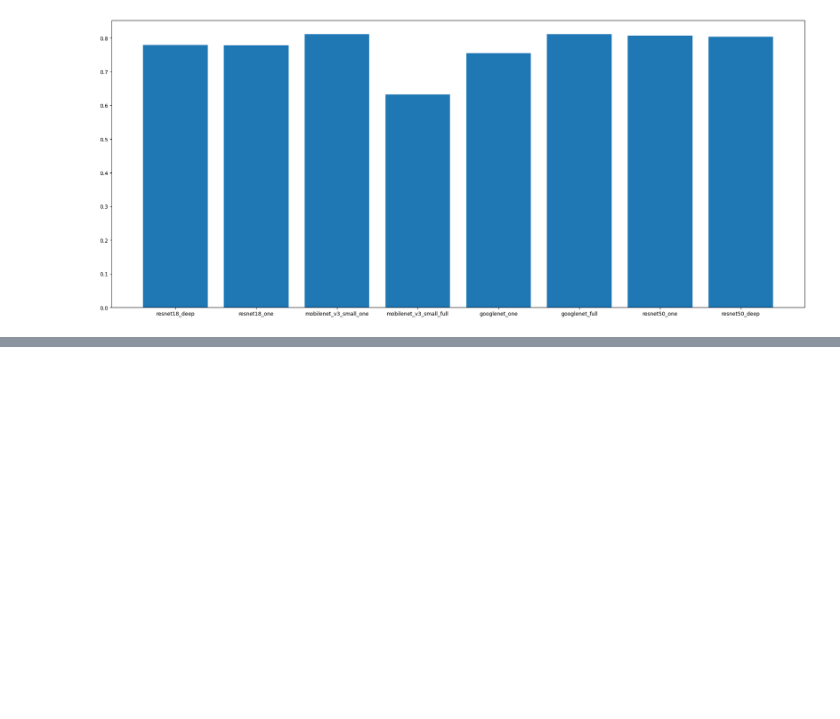
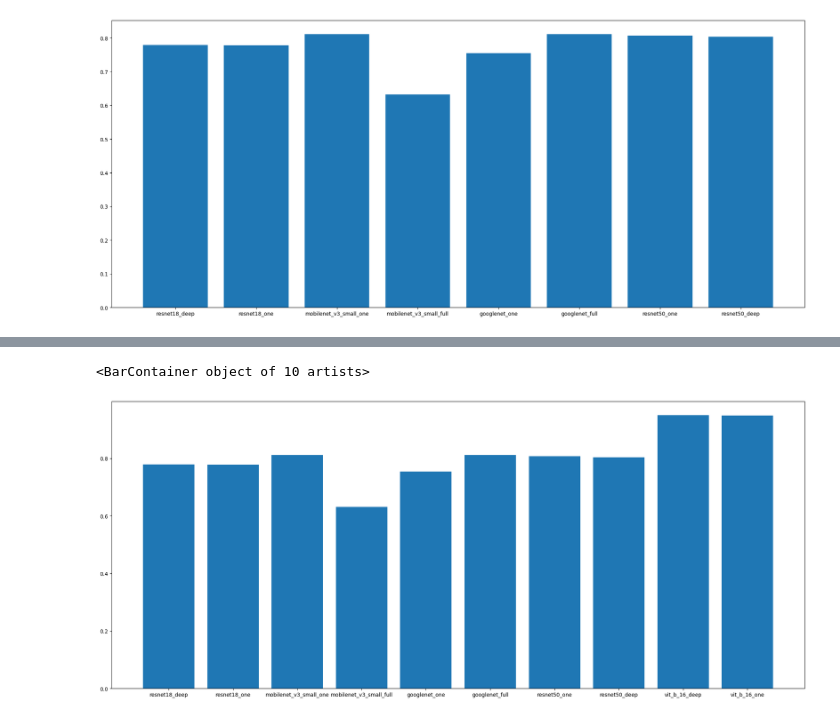
Before and after one commit to Rodimkov/deep-learning-course-practice-2023, a Jupyter notebook: 3822М1ПМвм/practical_work_2/LoganovAS/prac_sec.ipynb, the cells around one changed output, grey strips where cells are left out. Saved outputs shown, nothing was run; the diff lists cells and outputs as text; code cells hidden in the pictures; blank space fills up the shorter version.

```diff
--- a/3822М1ПМвм/practical_work_2/LoganovAS/prac_sec.ipynb
+++ b/3822М1ПМвм/practical_work_2/LoganovAS/prac_sec.ipynb
@@ -246,0 +309,9 @@ plot.bar(result_names, result_values)
+# %%
+from matplotlib import pyplot as plot
+result_names = ["resnet18_deep", "resnet18_one","mobilenet_v3_small_one","mobilenet_v3_small_full", "googlenet_one", "googlenet_full", "resnet50_one", "resnet50_deep", "vit_b_16_deep", "vit_b_16_one" ]
+result_values = [0.7796, 0.7782, 0.8111, 0.6318, 0.7548, 0.8115, 0.8072, 0.8037, 0.95059, 0.9490]
+plot.figure(figsize = (24, 10))
+plot.bar(result_names, result_values)
+# %% [output]
+<BarContainer object of 10 artists>
+[figure, added]
```
Also changed, not shown: parts of 3 cells of this notebook, 1 other file.
